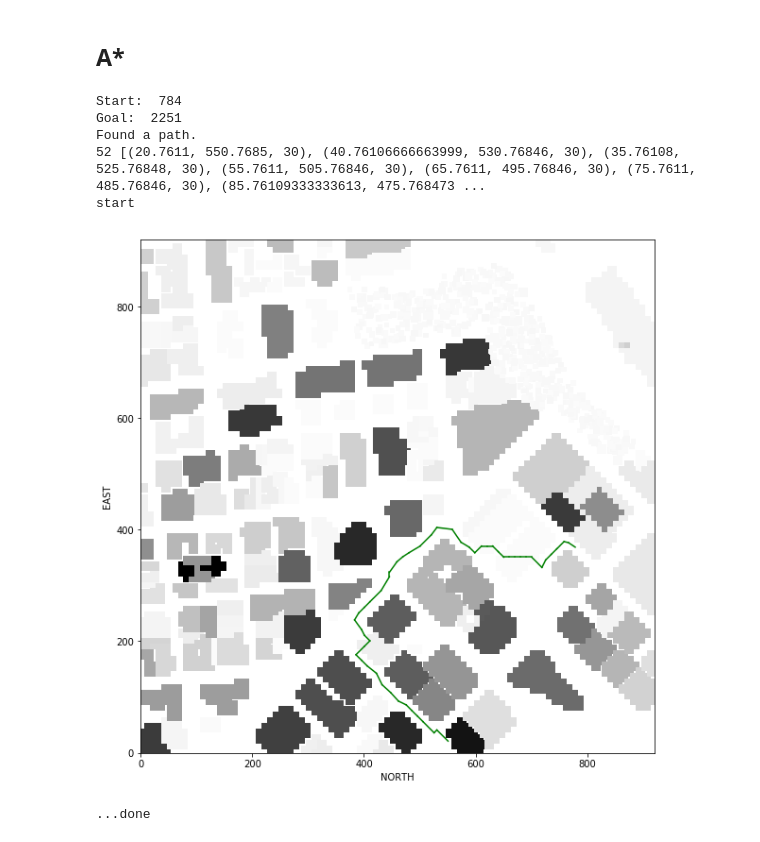
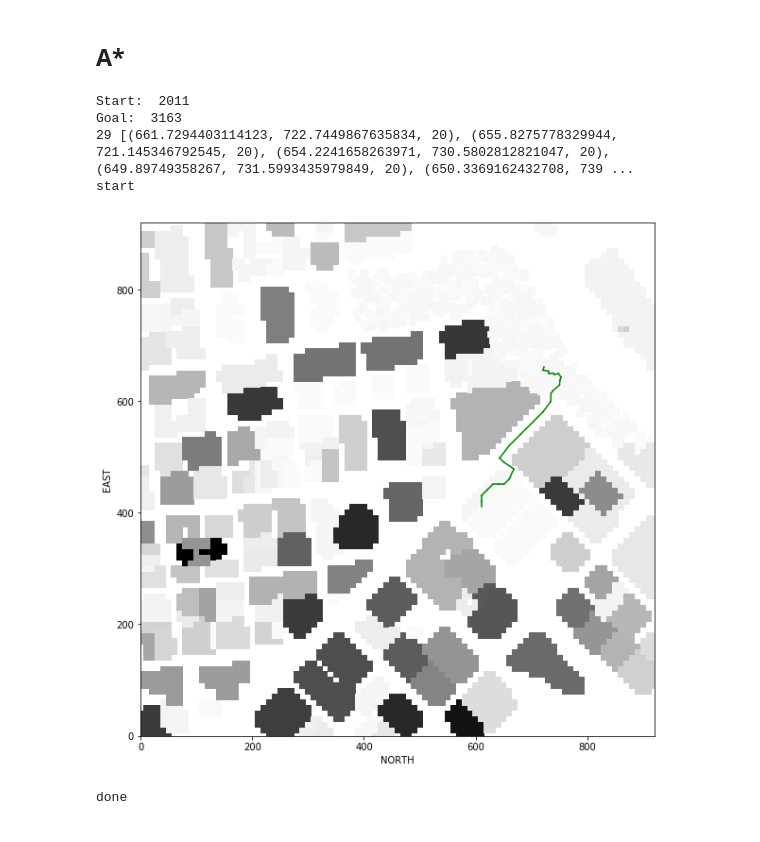
Before and after one commit to edupaz2/FCND-Motion-Planning, a Jupyter notebook: research_voronoi.ipynb, the cells around one changed output. Saved outputs shown, nothing was run; the diff lists cells and outputs as text; code cells hidden in the pictures.

```diff
--- a/research_voronoi.ipynb
+++ b/research_voronoi.ipynb
@@ -185,39 +126,15 @@ done
 # %% [markdown]
 ## A*
-# %%
-from planning_utils import a_star_graph
-
-rnd = np.random.randint(len(g.nodes))
-start = list(g.nodes)[rnd]
-print('Start: ', rnd)
-rnd = np.random.randint(len(g.nodes))
-print('Goal: ', rnd)
-goal = list(g.nodes)[rnd]
-
-path, cost = a_star_graph(g, heuristic, start, goal)
-print(len(path), path)
-
-print("start")
-
-fig = plt.figure(figsize=(10,10))
-plt.imshow(grid, cmap='Greys', origin='lower')
-
-nmin = np.min(data[:, 0])
-emin = np.min(data[:, 1])
-
-path_pairs = zip(path[:-1], path[1:])
-for (n1, n2) in path_pairs:
-    plt.plot([n1[1], n2[1]], [n1[0], n2[0]], 'green')
-
-plt.xlabel('NORTH')
-plt.ylabel('EAST')
-plt.show()
-print("...done")
-# %% [output]
-Start:  784
-Goal:  2251
-Found a path.
-52 [(20.7611, 550.7685, 30), (40.76106666663999, 530.76846, 30), (35.76108, 525.76848, 30), (55.7611, 505.76846, 30), (65.7611, 495.76846, 30), (75.7611, 485.76846, 30), (85.76109333333613, 475.768473 ...
-start
-[figure, removed]
-...done
+# %%
+from utils import perform_astar
+
+perform_astar(g, grid)
+
+print('done')
+# %% [output]
+Start:  2011
+Goal:  3163
+29 [(661.7294403114123, 722.7449867635834, 20), (655.8275778329944, 721.145346792545, 20), (654.2241658263971, 730.5802812821047, 20), (649.89749358267, 731.5993435979849, 20), (650.3369162432708, 739 ...
+start
+[figure, added]
+done
```
Also changed, not shown: parts of 13 cells of this notebook, 20 other files.
